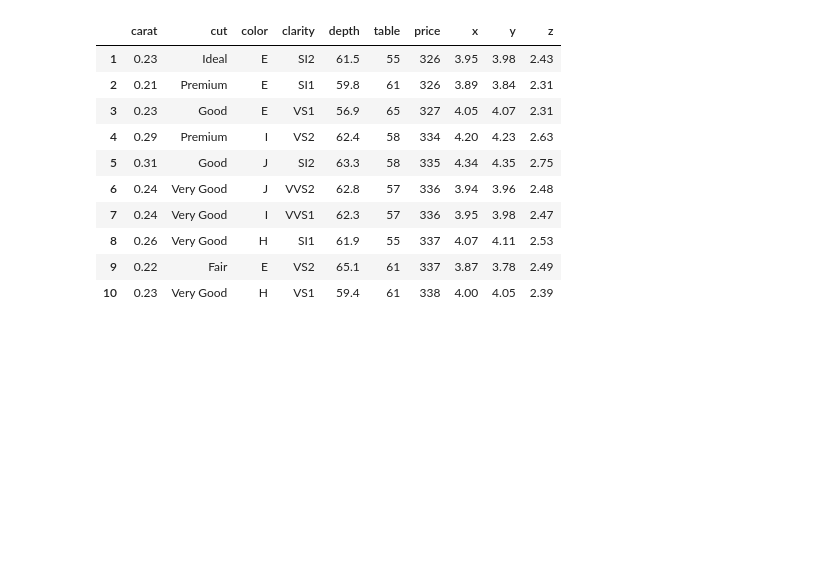
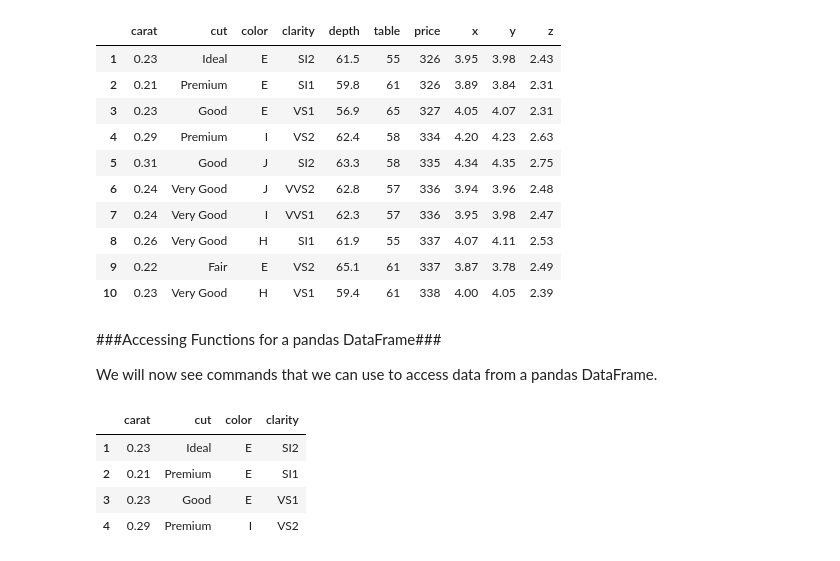
Before and after one commit to rohitx/Harvard_DataScience, a Jupyter notebook: Lab2.ipynb, the cells around one changed output. Cells and saved outputs as stored; diff of their text form; code cells hidden in the pictures; blank space fills up the shorter version.

```diff
--- a/Lab2.ipynb
+++ b/Lab2.ipynb
@@ -202,3 +202,16 @@ diamonds.sort('price', inplace=False).head(10)
 | 8 | 0.26 | Very Good | H | SI1 | 61.9 | 55 | 337 | 4.07 | 4.11 | 2.53 |
 | 9 | 0.22 | Fair | E | VS2 | 65.1 | 61 | 337 | 3.87 | 3.78 | 2.49 |
 | 10 | 0.23 | Very Good | H | VS1 | 59.4 | 61 | 338 | 4.00 | 4.05 | 2.39 |
+# %% [markdown]
+###Accessing Functions for a pandas DataFrame###
+
+We will now see commands that we can use to access data from a pandas DataFrame.
+# %%
+# Get two rows and two columns
+diamonds.iloc[0:4, 0:4]
+# %% [output]
+|  | carat | cut | color | clarity |
+| 1 | 0.23 | Ideal | E | SI2 |
+| 2 | 0.21 | Premium | E | SI1 |
+| 3 | 0.23 | Good | E | VS1 |
+| 4 | 0.29 | Premium | I | VS2 |
```
Also changed, not shown: parts of 12 cells of this notebook.
